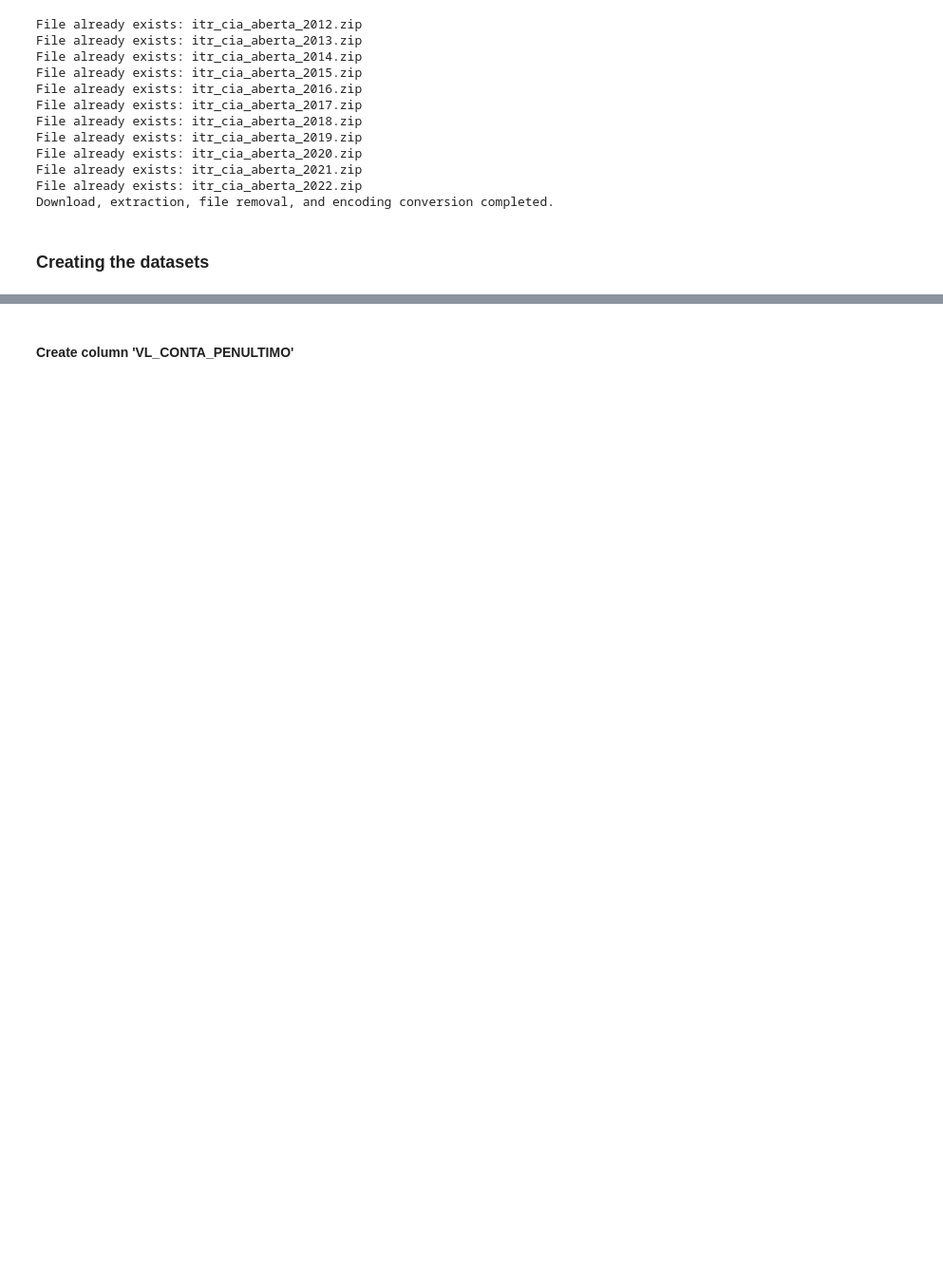
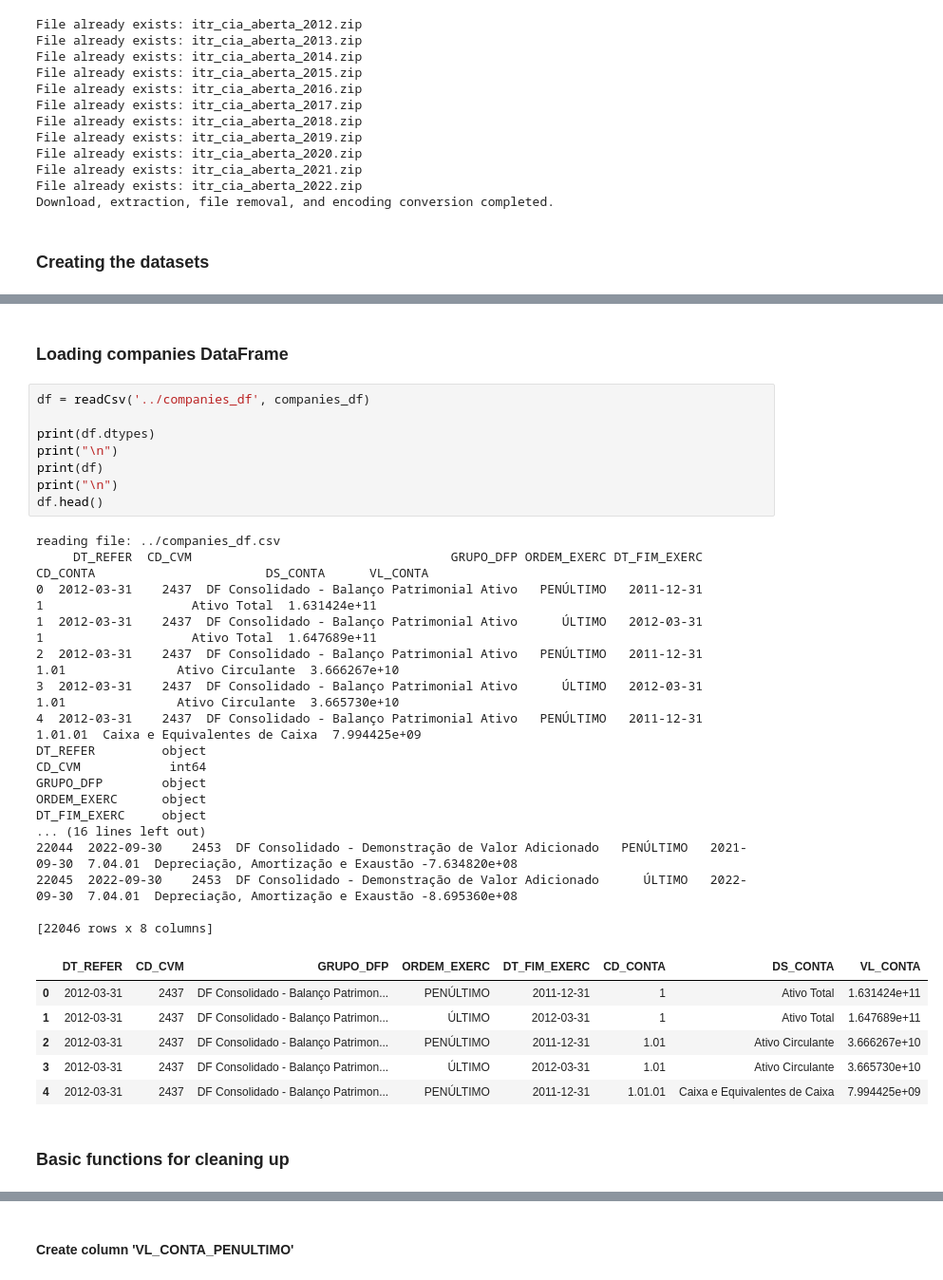
Before and after one commit to enok/flowpredict, a Jupyter notebook: flowpredict.ipynb, the cells around one changed output, grey strips where cells are left out. Shown at 95% size. Drawn from its saved outputs; the diff is of its cells as text; blank space fills up the shorter version.

Commit message:
data cleaned and appropriately structured

```diff
--- a/flowpredict.ipynb
+++ b/flowpredict.ipynb
@@ -479,3 +659,39 @@ df = pd.concat([bpa_df, bpp_df, dfc_mi_df, dmpl_df, dra_df, dre_df, dva_df])
+# %% [markdown]
+### Loading companies DataFrame
+# %%
+df = readCsv('../companies_df', companies_df)
+
+print(df.dtypes)
+print("\n")
+print(df)
+print("\n")
+df.head()
+# %% [output]
+reading file: ../companies_df.csv
+     DT_REFER  CD_CVM                                   GRUPO_DFP ORDEM_EXERC DT_FIM_EXERC CD_CONTA                       DS_CONTA      VL_CONTA
+0  2012-03-31    2437  DF Consolidado - Balanço Patrimonial Ativo   PENÚLTIMO   2011-12-31        1                    Ativo Total  1.631424e+11
+1  2012-03-31    2437  DF Consolidado - Balanço Patrimonial Ativo      ÚLTIMO   2012-03-31        1                    Ativo Total  1.647689e+11
+2  2012-03-31    2437  DF Consolidado - Balanço Patrimonial Ativo   PENÚLTIMO   2011-12-31     1.01               Ativo Circulante  3.666267e+10
+3  2012-03-31    2437  DF Consolidado - Balanço Patrimonial Ativo      ÚLTIMO   2012-03-31     1.01               Ativo Circulante  3.665730e+10
+4  2012-03-31    2437  DF Consolidado - Balanço Patrimonial Ativo   PENÚLTIMO   2011-12-31  1.01.01  Caixa e Equivalentes de Caixa  7.994425e+09
+DT_REFER         object
+CD_CVM            int64
+GRUPO_DFP        object
+ORDEM_EXERC      object
+DT_FIM_EXERC     object
+... (16 lines left out)
+22044  2022-09-30    2453  DF Consolidado - Demonstração de Valor Adicionado   PENÚLTIMO   2021-09-30  7.04.01  Depreciação, Amortização e Exaustão -7.634820e+08
+22045  2022-09-30    2453  DF Consolidado - Demonstração de Valor Adicionado      ÚLTIMO   2022-09-30  7.04.01  Depreciação, Amortização e Exaustão -8.695360e+08
+
+[22046 rows x 8 columns]
+|  | DT_REFER | CD_CVM | GRUPO_DFP | ORDEM_EXERC | DT_FIM_EXERC | CD_CONTA | DS_CONTA | VL_CONTA |
+| 0 | 2012-03-31 | 2437 | DF Consolidado - Balanço Patrimon... | PENÚLTIMO | 2011-12-31 | 1 | Ativo Total | 1.631424e+11 |
+| 1 | 2012-03-31 | 2437 | DF Consolidado - Balanço Patrimon... | ÚLTIMO | 2012-03-31 | 1 | Ativo Total | 1.647689e+11 |
+| 2 | 2012-03-31 | 2437 | DF Consolidado - Balanço Patrimon... | PENÚLTIMO | 2011-12-31 | 1.01 | Ativo Circulante | 3.666267e+10 |
+| 3 | 2012-03-31 | 2437 | DF Consolidado - Balanço Patrimon... | ÚLTIMO | 2012-03-31 | 1.01 | Ativo Circulante | 3.665730e+10 |
+| 4 | 2012-03-31 | 2437 | DF Consolidado - Balanço Patrimon... | PENÚLTIMO | 2011-12-31 | 1.01.01 | Caixa e Equivalentes de Caixa | 7.994425e+09 |
+# %% [markdown]
+### Basic functions for cleaning up
 # %%
 # Reorder the columns to move 'ORDEM_EXERC' to the last position
 cols = list(df.columns)
```
Also changed, not shown: parts of 56 cells of this notebook, 4 other files.
